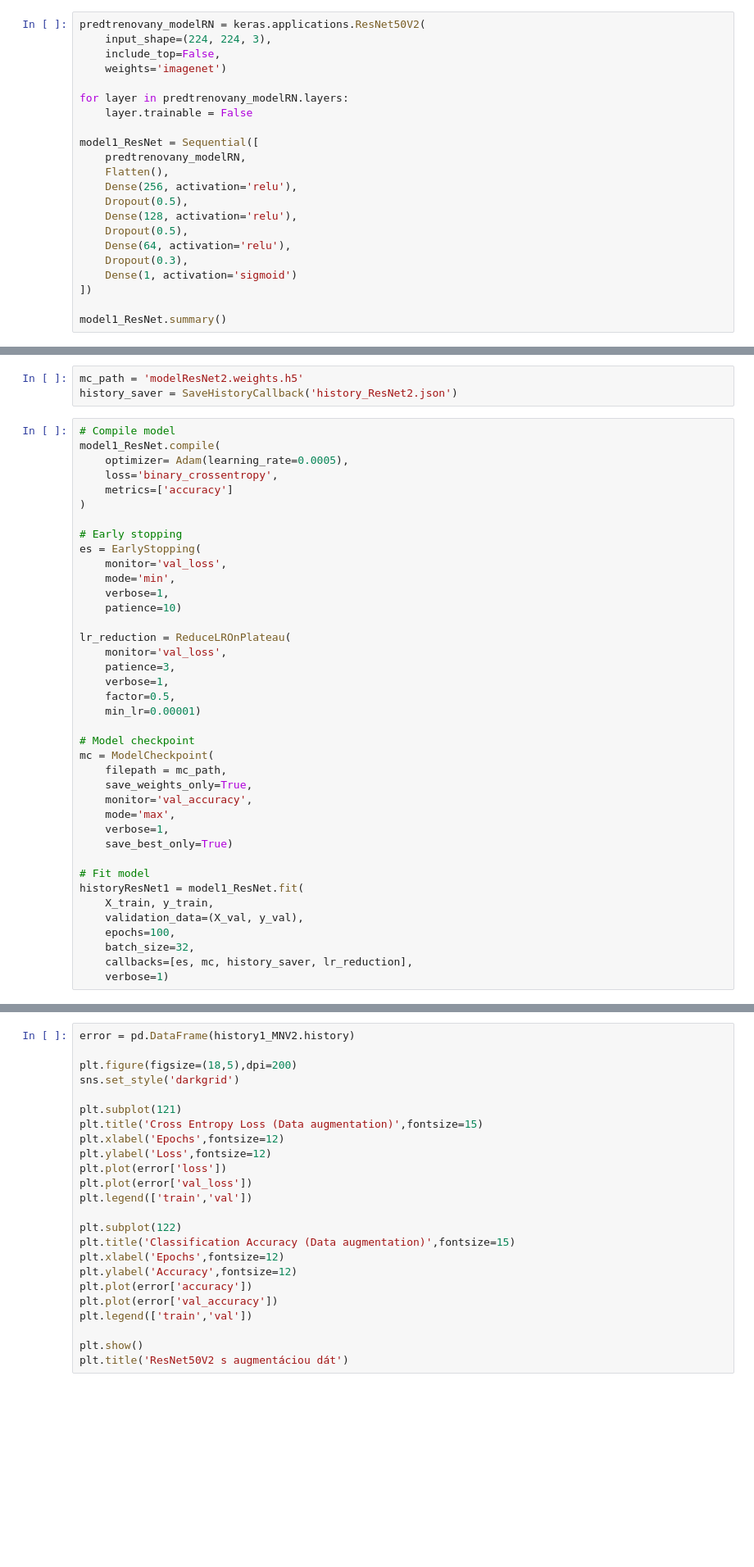
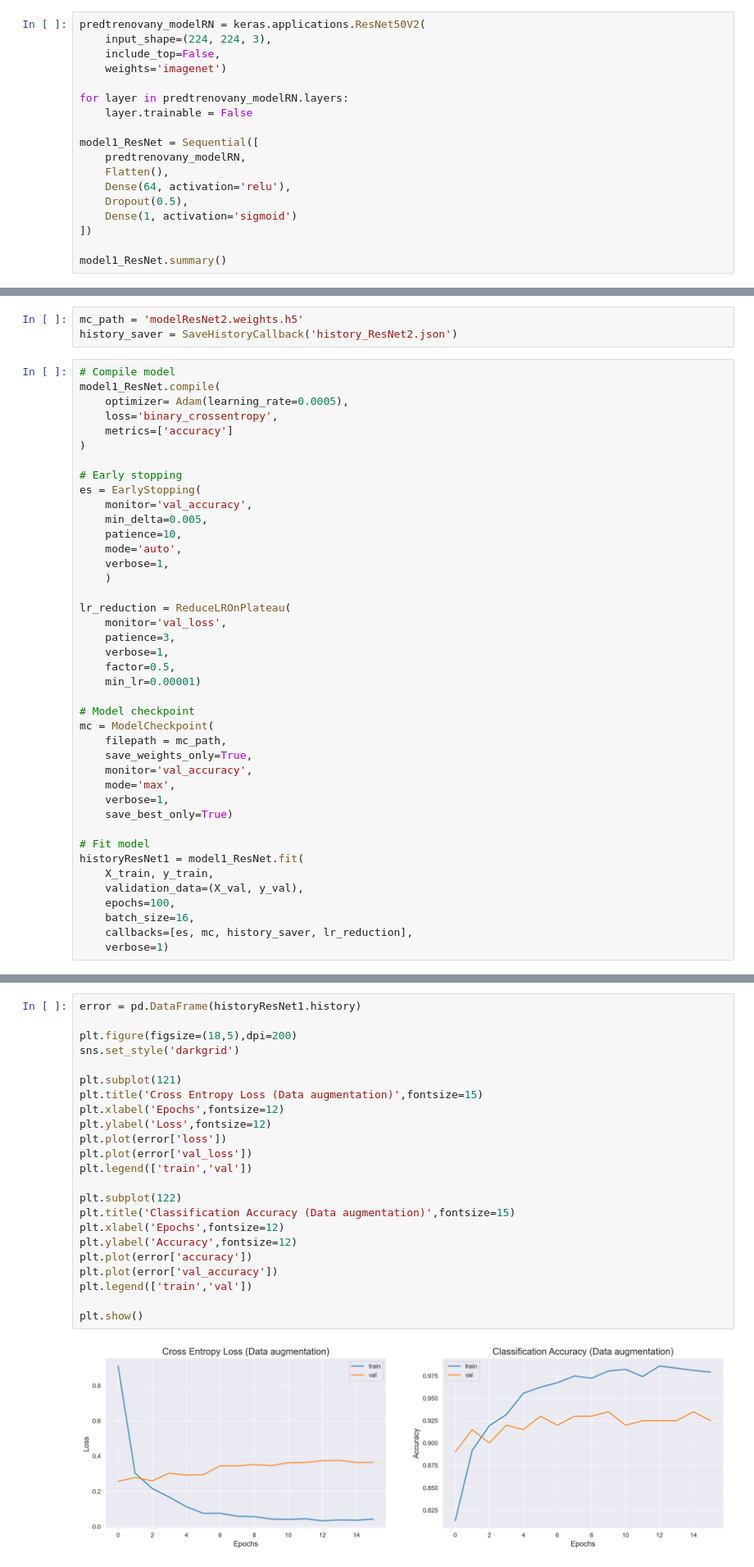
Before and after one commit to JohnyMi/DS_respository, a Jupyter notebook: main.ipynb, the cells around one changed output, grey strips where cells are left out. Shown at 82% size. Drawn from its saved outputs; the diff is of its cells as text; blank space fills up the shorter version.

Commit message:
data_augmentation

```diff
--- a/main.ipynb
+++ b/main.ipynb
@@ -991,12 +1016,8 @@ for layer in predtrenovany_modelRN.layers:
 model1_ResNet = Sequential([
     predtrenovany_modelRN,
     Flatten(),
-    Dense(256, activation='relu'),
+    Dense(64, activation='relu'),
     Dropout(0.5),
-    Dense(128, activation='relu'),
-    Dropout(0.5),
-    Dense(64, activation='relu'),
-    Dropout(0.3),
     Dense(1, activation='sigmoid')
 ])
 
@@ -1036,10 +1053,12 @@ model1_ResNet.compile(
 
 # Early stopping
 es = EarlyStopping(
-    monitor='val_loss',
-    mode='min',
+    monitor='val_accuracy',
+    min_delta=0.005,
+    patience=10,
+    mode='auto',
     verbose=1,
-    patience=10)
+    )
 
 lr_reduction = ReduceLROnPlateau(
     monitor='val_loss',
@@ -1062,7 +1081,7 @@ historyResNet1 = model1_ResNet.fit(
     X_train, y_train,
     validation_data=(X_val, y_val),
     epochs=100,
-    batch_size=32,
+    batch_size=16,
     callbacks=[es, mc, history_saver, lr_reduction],
     verbose=1)
 # %% [output]
@@ -1070,24 +1105,25 @@ MemoryError: Unable to allocate 919. MiB for an array with shape (1600, 224, 224
 # %%
-error = pd.DataFrame(history1_MNV2.history)
+error = pd.DataFrame(historyResNet1.history)
 
 plt.figure(figsize=(18,5),dpi=200)
 sns.set_style('darkgrid')
 
 plt.subplot(121)
 plt.title('Cross Entropy Loss (Data augmentation)',fontsize=15)
 plt.xlabel('Epochs',fontsize=12)
 plt.ylabel('Loss',fontsize=12)
 plt.plot(error['loss'])
 plt.plot(error['val_loss'])
 plt.legend(['train','val'])
 
 plt.subplot(122)
 plt.title('Classification Accuracy (Data augmentation)',fontsize=15)
 plt.xlabel('Epochs',fontsize=12)
 plt.ylabel('Accuracy',fontsize=12)
 plt.plot(error['accuracy'])
 plt.plot(error['val_accuracy'])
 plt.legend(['train','val'])
 
 plt.show()
-plt.title('ResNet50V2 s augmentáciou dát')
+# %% [output]
+[figure, added]
```
Also changed, not shown: parts of 41 cells of this notebook, 4 other files.
